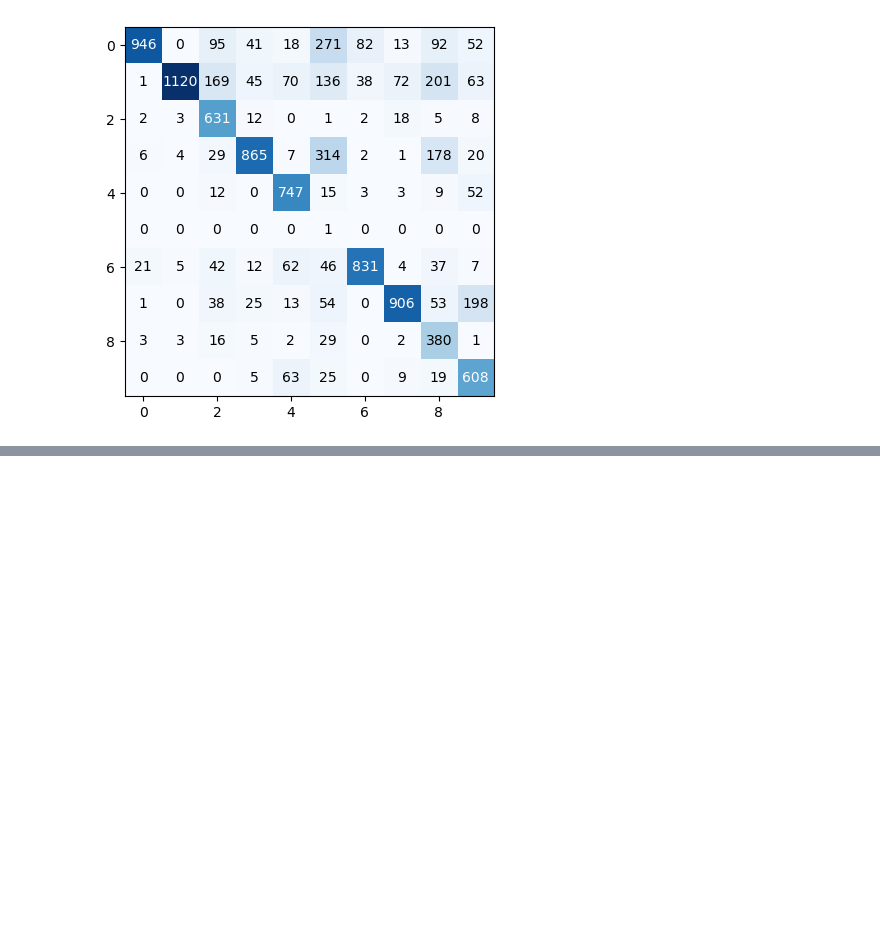
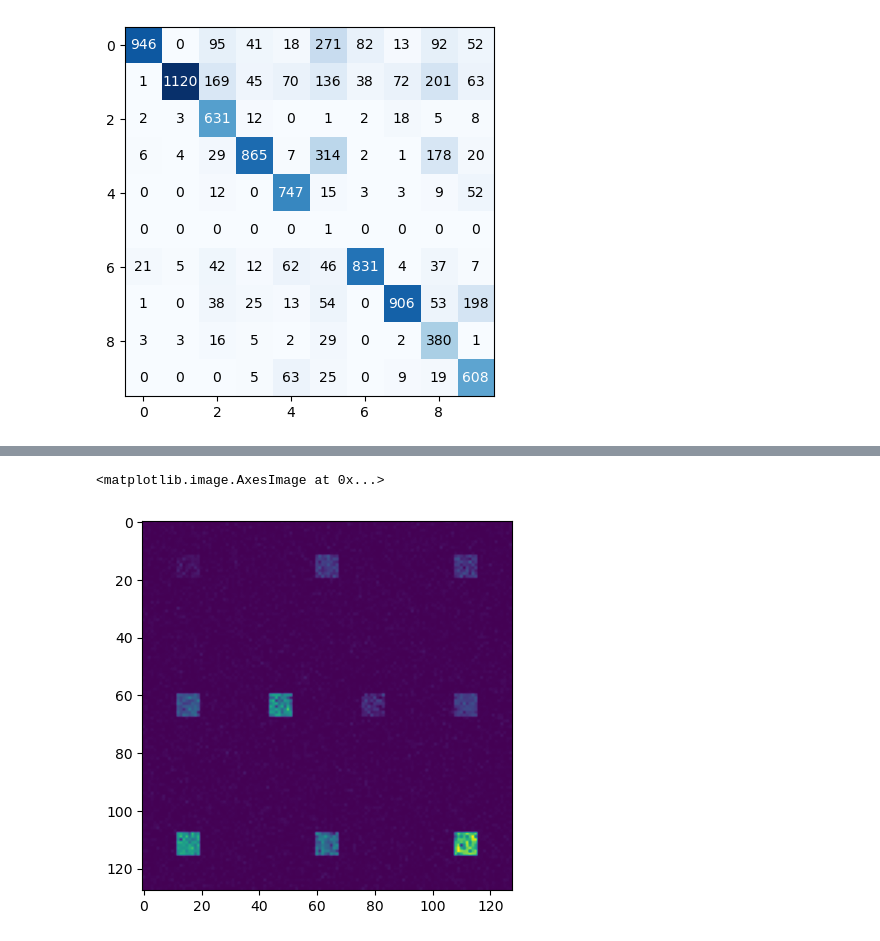
Before and after one commit to Loli-Eternally/D2NN-with-Pytorch, a Jupyter notebook: D2NN-plus.ipynb, the cells around one changed output, grey strips where cells are left out. Drawn from its saved outputs; the diff is of its cells as text; code cells hidden in the pictures; blank space fills up the shorter version.

```diff
--- a/D2NN-plus.ipynb
+++ b/D2NN-plus.ipynb
@@ -627,4 +617,0 @@ tensor(-0.6025, device='cuda:0', grad_fn=<SelectBackward0>)
-# %%
-phase = torch.zeros([1, 5])
-for index, param in enumerate(model.named_parameters()):
-    phase[index] = param[1][1]
@@ -701,0 +626,24 @@ torch.Size([500, 128, 128])
+# %%
+class DNN_test(torch.nn.Module):
+    def __init__(self, num_layers = 5, phase = []):
+        super(DNN_test, self).__init__()
+        self.N_pixels = 128
+        self.diffractive_layers = torch.nn.ModuleList([Diffractive_Module() for _ in range(num_layers)])
+        self.last_propagation_layer = Propagation_Layer()
+
+    # 计算多层衍射前向传播
+    def forward(self, E):
+        E_out = []
+        Int = []
+        for index, layer in enumerate(self.diffractive_layers):
+            temp = layer(E)
+            # 这里相当于加了一层sigmoid非线性激活，将相位控制在0到2pi
+#             constr_phase = 2*torch.pi*torch.sigmoid(self.phase[index])
+            constr_phase = 2*torch.pi*phase[index]
+            exp_j_phase = torch.exp(1j*constr_phase) #torch.cos(constr_phase)+1j*torch.sin(constr_phase)
+            E = temp * exp_j_phase
+            E_out.append(E)
+        E_out.append(self.last_propagation_layer(E_out[-1]))
+        for i in range(len(E_out)):
+            Int.append(torch.abs(E_out[i])**2)
+        return Int
@@ -701,0 +659,5 @@ torch.Size([500, 128, 128])
+# %%
+plt.imshow(mid_img[5][1].cpu().detach().numpy())
+# %% [output]
+<matplotlib.image.AxesImage at 0x...>
+[figure, added]
```
Also changed, not shown: parts of 29 cells of this notebook.
